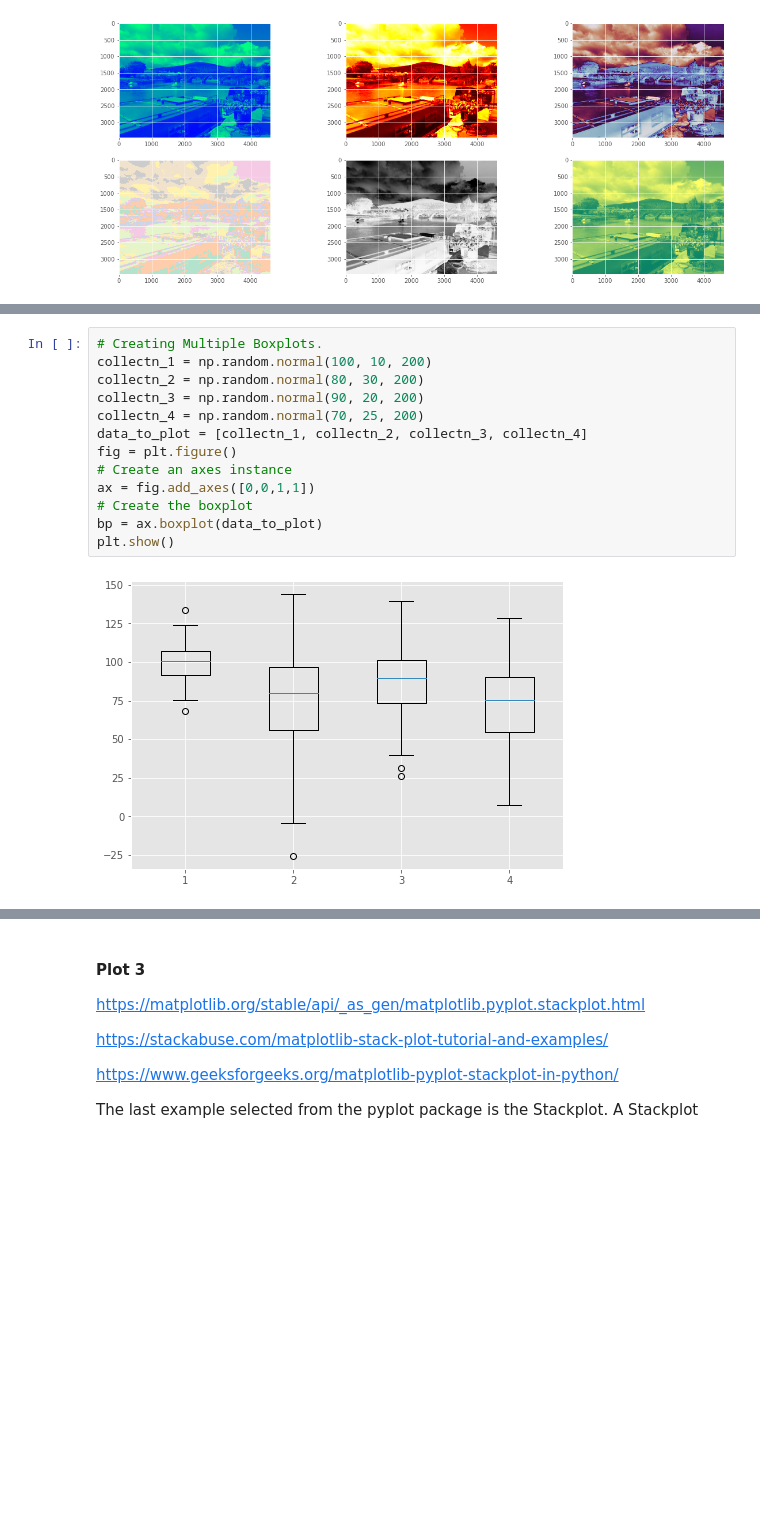
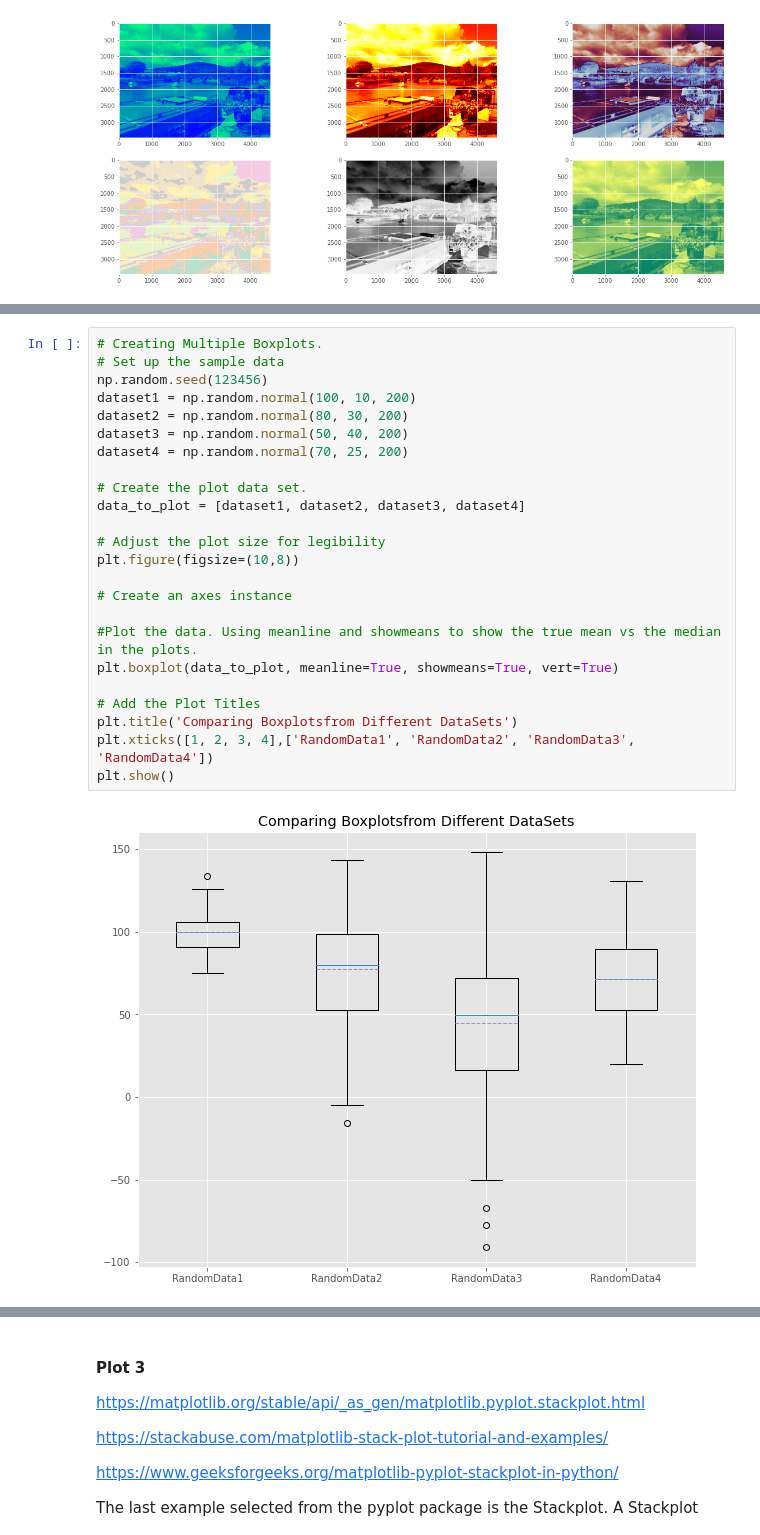
Before and after one commit to donneger/data_analysis_assessment, a Jupyter notebook: pyplot_assignment/pyplot.ipynb, the cells around one changed output, grey strips where cells are left out. Saved outputs shown, nothing was run; the diff lists cells and outputs as text; blank space fills up the shorter version.

Commit message:
Updating the text and code for the Boxplots in Section 2.

```diff
--- a/pyplot_assignment/pyplot.ipynb
+++ b/pyplot_assignment/pyplot.ipynb
@@ -335,15 +358,26 @@ plt.boxplot(data)
 # %%
 # Creating Multiple Boxplots.
-collectn_1 = np.random.normal(100, 10, 200)
-collectn_2 = np.random.normal(80, 30, 200)
-collectn_3 = np.random.normal(90, 20, 200)
-collectn_4 = np.random.normal(70, 25, 200)
-data_to_plot = [collectn_1, collectn_2, collectn_3, collectn_4]
-fig = plt.figure()
+# Set up the sample data
+np.random.seed(123456)
+dataset1 = np.random.normal(100, 10, 200)
+dataset2 = np.random.normal(80, 30, 200)
+dataset3 = np.random.normal(50, 40, 200)
+dataset4 = np.random.normal(70, 25, 200)
+
+# Create the plot data set.
+data_to_plot = [dataset1, dataset2, dataset3, dataset4]
+
+# Adjust the plot size for legibility
+plt.figure(figsize=(10,8))
+
 # Create an axes instance
-ax = fig.add_axes([0,0,1,1])
-# Create the boxplot
-bp = ax.boxplot(data_to_plot)
+
+#Plot the data. Using meanline and showmeans to show the true mean vs the median in the plots.
+plt.boxplot(data_to_plot, meanline=True, showmeans=True, vert=True)
+
+# Add the Plot Titles
+plt.title('Comparing Boxplotsfrom Different DataSets')
+plt.xticks([1, 2, 3, 4],['RandomData1', 'RandomData2', 'RandomData3', 'RandomData4'])
 plt.show()
 # %% [output]
-[figure, old version]
+[figure, new version]
```
Also changed, not shown: parts of 16 cells of this notebook.
